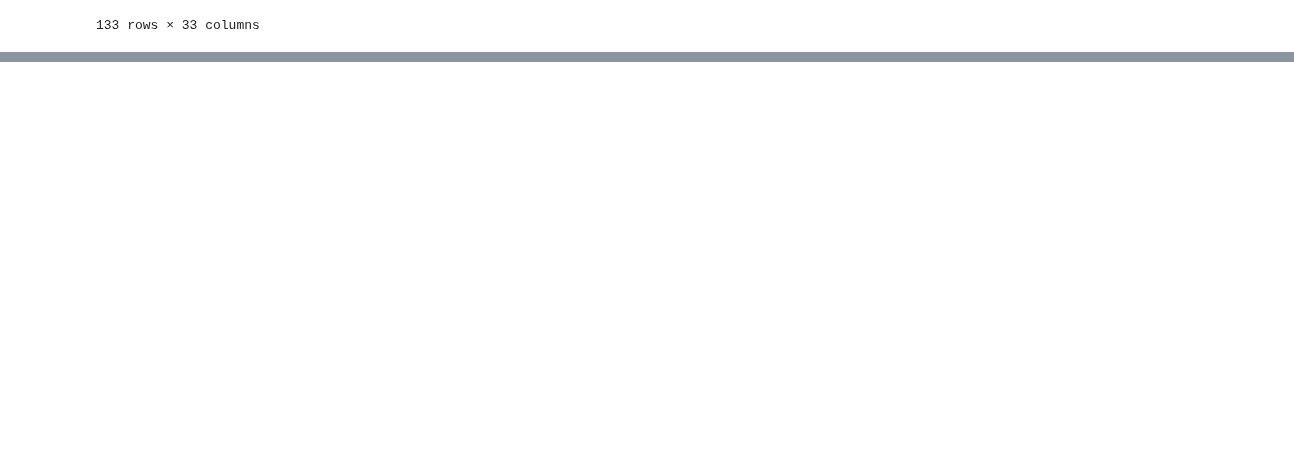
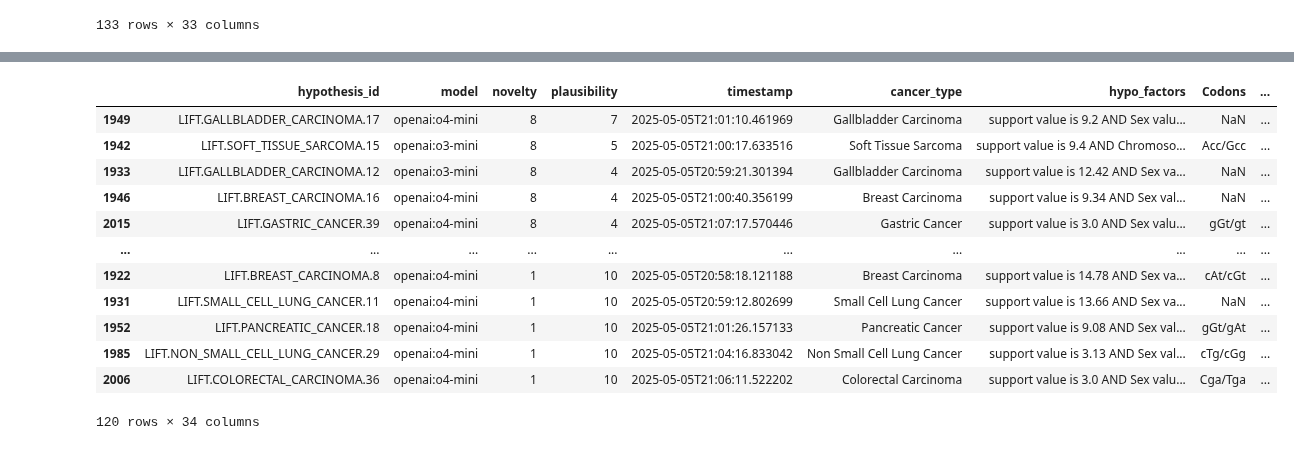
Before and after one commit to Taneun/OncoHypothesis-LLM-Ranker, a Jupyter notebook: pan_cancer/llm_results_analysis.ipynb, the cells around one changed output, grey strips where cells are left out. Saved outputs shown, nothing was run; the diff lists cells and outputs as text; code cells hidden in the pictures; blank space fills up the shorter version.

```diff
--- a/pan_cancer/llm_results_analysis.ipynb
+++ b/pan_cancer/llm_results_analysis.ipynb
@@ -108,0 +133,16 @@ merged_df[merged_df['hypothesis_id'] == 'LGBM.BREAST_CARCINOMA.214']
+# %%
+merged_df[merged_df['hypothesis_id'].str.startswith("LIFT")]
+# %% [output]
+|  | hypothesis_id | model | novelty | plausibility | timestamp | cancer_type | hypo_factors | Codons | ... |
+| 1949 | LIFT.GALLBLADDER_CARCINOMA.17 | openai:o4-mini | 8 | 7 | 2025-05-05T21:01:10.461969 | Gallbladder Carcinoma | support value is 9.2 AND Sex valu... | NaN | ... |
+| 1942 | LIFT.SOFT_TISSUE_SARCOMA.15 | openai:o3-mini | 8 | 5 | 2025-05-05T21:00:17.633516 | Soft Tissue Sarcoma | support value is 9.4 AND Chromoso... | Acc/Gcc | ... |
+| 1933 | LIFT.GALLBLADDER_CARCINOMA.12 | openai:o3-mini | 8 | 4 | 2025-05-05T20:59:21.301394 | Gallbladder Carcinoma | support value is 12.42 AND Sex va... | NaN | ... |
+| 1946 | LIFT.BREAST_CARCINOMA.16 | openai:o4-mini | 8 | 4 | 2025-05-05T21:00:40.356199 | Breast Carcinoma | support value is 9.34 AND Sex val... | NaN | ... |
+| 2015 | LIFT.GASTRIC_CANCER.39 | openai:o4-mini | 8 | 4 | 2025-05-05T21:07:17.570446 | Gastric Cancer | support value is 3.0 AND Sex valu... | gGt/gt | ... |
+| ... | ... | ... | ... | ... | ... | ... | ... | ... | ... |
+| 1922 | LIFT.BREAST_CARCINOMA.8 | openai:o4-mini | 1 | 10 | 2025-05-05T20:58:18.121188 | Breast Carcinoma | support value is 14.78 AND Sex va... | cAt/cGt | ... |
+| 1931 | LIFT.SMALL_CELL_LUNG_CANCER.11 | openai:o4-mini | 1 | 10 | 2025-05-05T20:59:12.802699 | Small Cell Lung Cancer | support value is 13.66 AND Sex va... | NaN | ... |
+| 1952 | LIFT.PANCREATIC_CANCER.18 | openai:o4-mini | 1 | 10 | 2025-05-05T21:01:26.157133 | Pancreatic Cancer | support value is 9.08 AND Sex val... | gGt/gAt | ... |
+| 1985 | LIFT.NON_SMALL_CELL_LUNG_CANCER.29 | openai:o4-mini | 1 | 10 | 2025-05-05T21:04:16.833042 | Non Small Cell Lung Cancer | support value is 3.13 AND Sex val... | cTg/cGg | ... |
+| 2006 | LIFT.COLORECTAL_CARCINOMA.36 | openai:o4-mini | 1 | 10 | 2025-05-05T21:06:11.522202 | Colorectal Carcinoma | support value is 3.0 AND Sex valu... | Cga/Tga | ... |
+120 rows × 34 columns
```
Also changed, not shown: parts of 23 cells of this notebook, 8 other files.
